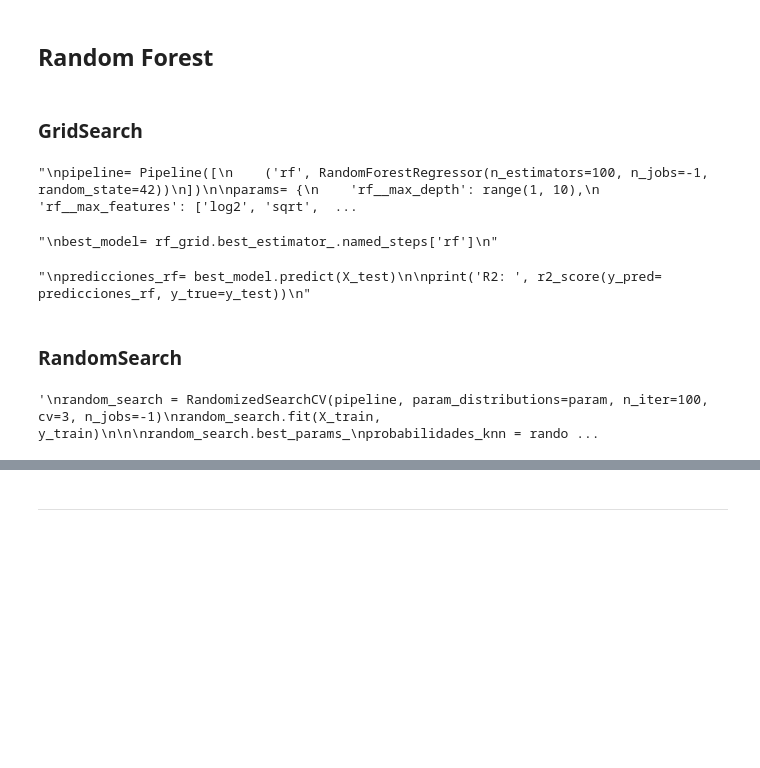
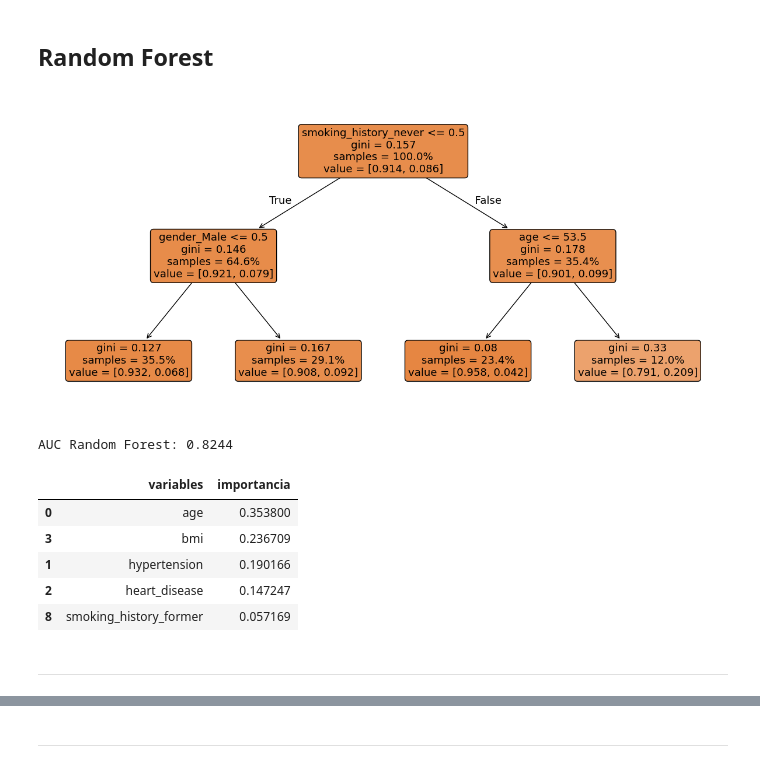
Before and after one commit to ppmelch/Lab-Aprendizaje-Estad-stico, a Jupyter notebook: Parcial 3/Examen/Examen 3 Práctico.ipynb, the cells around one changed output, grey strips where cells are left out. Drawn from its saved outputs; the diff is of its cells as text; code cells hidden in the pictures; blank space fills up the shorter version.

```diff
--- a/Parcial 3/Examen/Examen 3 Práctico.ipynb
+++ b/Parcial 3/Examen/Examen 3 Práctico.ipynb
@@ -393,53 +529,34 @@ plt.show()
 ---
 # %% [markdown]
 ## Random Forest
+# %%
+rf = RandomForestClassifier(max_depth=2, n_estimators=100, n_jobs=-1, random_state=42).fit(X_train, y_train)
+
+plt.figure(figsize=(15, 7))
+plot_tree(rf.estimators_[0], feature_names=X.columns, filled=True, rounded=True, proportion=True);
+plt.show()
+
+predicciones_rf = rf.predict_proba(X_test)[:, 1]
+
+auc = roc_auc_score(y_test, predicciones_rf)
+print(f"AUC Random Forest: {auc:.4f}")
+
+importancias = pd.DataFrame({
+    'variables': X.columns,
+    'importancia': rf.feature_importances_
+})
+
+importancias.sort_values('importancia', ascending=False, inplace=True)
+print()
+importancias.head(5)
+# %% [output]
+[figure, added]
+AUC Random Forest: 0.8244
+|  | variables | importancia |
+| 0 | age | 0.353800 |
+| 3 | bmi | 0.236709 |
+| 1 | hypertension | 0.190166 |
+| 2 | heart_disease | 0.147247 |
+| 8 | smoking_history_former | 0.057169 |
 # %% [markdown]
-### GridSearch
+---
-# %%
-'''
-pipeline= Pipeline([
-    ('rf', RandomForestRegressor(n_estimators=100, n_jobs=-1, random_state=42))
-])
-
-params= {
-    'rf__max_depth': range(1, 10),
-    'rf__max_features': ['log2', 'sqrt', 18 ,len(X_train.keys())],
-}
-
-rf_grid= GridSearchCV(estimator= pipeline, param_grid=params, cv=3, n_jobs=-1, scoring='r2')
-rf_grid.fit(X_train, y_train)
-
-rf_grid.best_params_
-'''
-# %% [output]
-"\npipeline= Pipeline([\n    ('rf', RandomForestRegressor(n_estimators=100, n_jobs=-1, random_state=42))\n])\n\nparams= {\n    'rf__max_depth': range(1, 10),\n    'rf__max_features': ['log2', 'sqrt',  ...
-# %%
-'''
-best_model= rf_grid.best_estimator_.named_steps['rf']
-'''
-# %% [output]
-"\nbest_model= rf_grid.best_estimator_.named_steps['rf']\n"
-# %%
-'''
-predicciones_rf= best_model.predict(X_test)
-
-print('R2: ', r2_score(y_pred= predicciones_rf, y_true=y_test))
-'''
-# %% [output]
-"\npredicciones_rf= best_model.predict(X_test)\n\nprint('R2: ', r2_score(y_pred= predicciones_rf, y_true=y_test))\n"
-# %% [markdown]
-### RandomSearch
-# %%
-
-'''
-random_search = RandomizedSearchCV(pipeline, param_distributions=param, n_iter=100, cv=3, n_jobs=-1)
-random_search.fit(X_train, y_train)
-
-
-random_search.best_params_
-probabilidades_knn = random_search.predict_proba(X_test)[:, 1]
-
-print(random_search.best_params_)
-'''
-# %% [output]
-'\nrandom_search = RandomizedSearchCV(pipeline, param_distributions=param, n_iter=100, cv=3, n_jobs=-1)\nrandom_search.fit(X_train, y_train)\n\n\nrandom_search.best_params_\nprobabilidades_knn = rando ...
```
Also changed, not shown: parts of 31 cells of this notebook, 7 other files.
